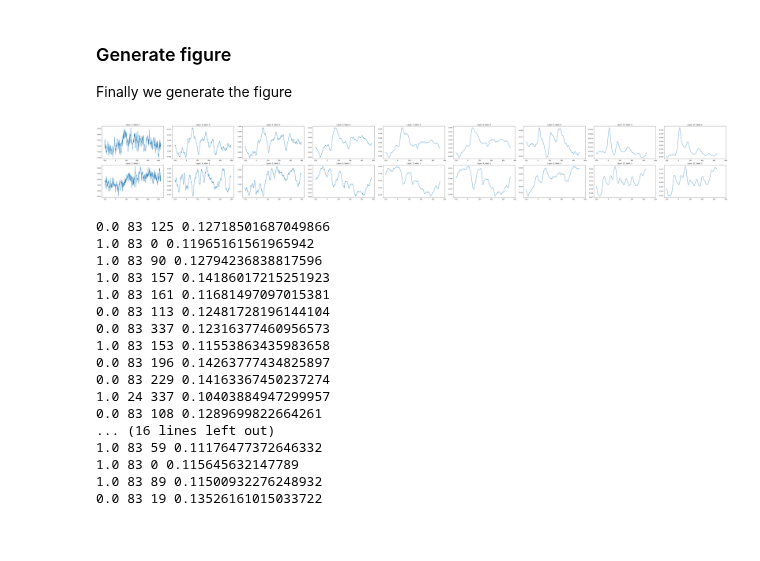
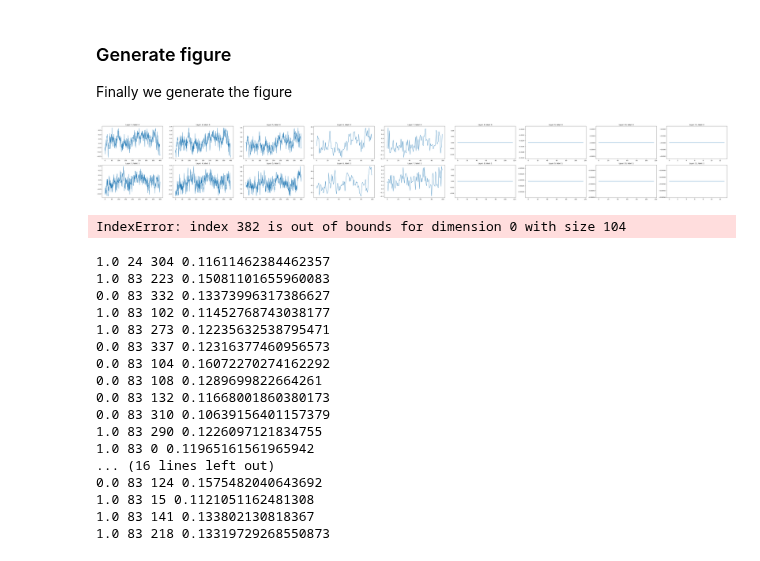
Before and after one commit to arthurdehgan/meegnet, a Jupyter notebook: notebooks/visu_filters.ipynb, the cells around one changed output. Cells and saved outputs as stored; diff of their text form; code cells hidden in the pictures.

```diff
--- a/notebooks/visu_filters.ipynb
+++ b/notebooks/visu_filters.ipynb
@@ -37,7 +37,7 @@ model_path = save_path
 seed = 42
 
 # net option can be "meegnet", "eegnet" etc, see documentation
-net_option = "meegnet"
+net_option = "eegnet"
 
 # name of the model
 name = f"{classif}_{net_option}_{seed}_{n_channels}"
@@ -148,31 +149,31 @@ Finally we generate the figure
 # %%
 nrows, ncols = len(labels), len(outputs[0][0])
 dx, dy = 4, 1
 figsize = plt.figaspect(float(dy * nrows) / float(dx * ncols))
 fig, axes = plt.subplots(nrows, ncols, figsize=4*figsize)
 
 for results, lab in outputs:
     for layer_idx, out in enumerate(results):
         layer_viz = out[0].detach().cpu()
         if len(layer_viz.shape) <= 1:
             continue
         filter_mean = None
         for filt in layer_viz:
             if filter_mean is None:
                 filter_mean = filt/len(layer_viz)
             else:
                 filter_mean += filt/len(layer_viz)
         axes[lab, layer_idx].plot(np.arange(len(filter_mean[0])), filter_mean[0])
-        axes[lab, layer_idx].set_xticks((0, 75, 150, 225, 300, 375))
-        axes[lab, layer_idx].set_xticklabels((-150, 0, 150, 300, 450, 600))
+        # axes[lab, layer_idx].set_xticks((0, 75, 150, 225, 300, 375))
+        # axes[lab, layer_idx].set_xticklabels((-150, 0, 150, 300, 450, 600))
         axes[lab, layer_idx].title.set_text(f"Layer: {layer_idx+3}, label: {lab}") # correcting for ignored layers
 
 plt.tight_layout()
 # fig.savefig("figure")
 plt.show()
 plt.close()
 # %% [output]
-[figure, old version]
+[figure, new version]
 # %%
 from torch.utils.data import DataLoader
 
@@ -196,7 +197,7 @@ dataloader = DataLoader(
 
 model = my_model.net
 # %%
-layer_id = 8
+layer_id = 1
 # Hook function to capture activations
 def hook_fn(module, input, output):
     # Store the output activations
@@ -231,6 +232,8 @@ with torch.no_grad():
 
 # Remove the hook
 hook.remove()
+# %% [output]
+IndexError: index 382 is out of bounds for dimension 0 with size 104
 # %%
 # looks like filter 84/100 (at index 83) has the highest activation
 # for all of those data samples, but at diffrent timings as shown in max_filter_index
@@ -238,21 +241,21 @@ hook.remove()
 for maximum_activated_filter, where_in_the_signal, out, label in zip(final, max_filter_index, output.to('cpu').squeeze(), y.numpy()):
     print(label, maximum_activated_filter.item(), where_in_the_signal.item(), out[maximum_activated_filter.item(), where_in_the_signal.item()].item())
 # %% [output]
-0.0 83 125 0.12718501687049866
+1.0 24 304 0.11611462384462357
+1.0 83 223 0.15081101655960083
+0.0 83 332 0.13373996317386627
+1.0 83 102 0.11452768743038177
+1.0 83 273 0.12235632538795471
+0.0 83 337 0.12316377460956573
+0.0 83 104 0.16072270274162292
+0.0 83 108 0.1289699822664261
+0.0 83 132 0.11668001860380173
+0.0 83 310 0.10639156401157379
+1.0 83 290 0.1226097121834755
 1.0 83 0 0.11965161561965942
-1.0 83 90 0.12794236838817596
-1.0 83 157 0.14186017215251923
-1.0 83 161 0.11681497097015381
-0.0 83 113 0.12481728196144104
-0.0 83 337 0.12316377460956573
-1.0 83 153 0.11553863435983658
-0.0 83 196 0.14263777434825897
-0.0 83 229 0.14163367450237274
-1.0 24 337 0.10403884947299957
-0.0 83 108 0.1289699822664261
 ... (16 lines left out)
-1.0 83 59 0.11176477372646332
-1.0 83 0 0.115645632147789
-1.0 83 89 0.11500932276248932
-0.0 83 19 0.13526161015033722
+0.0 83 124 0.1575482040643692
+1.0 83 15 0.1121051162481308
+1.0 83 141 0.133802130818367
+1.0 83 218 0.13319729268550873
 # %%
```
Also changed, not shown: parts of 6 cells of this notebook, 11 other files.
